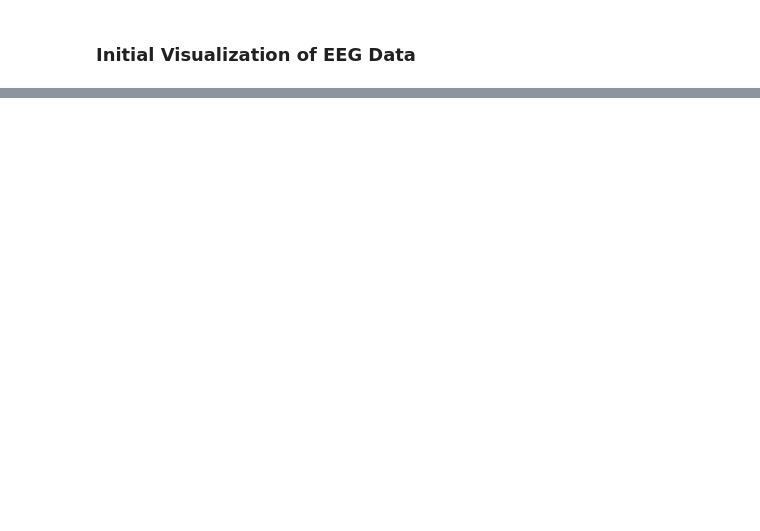
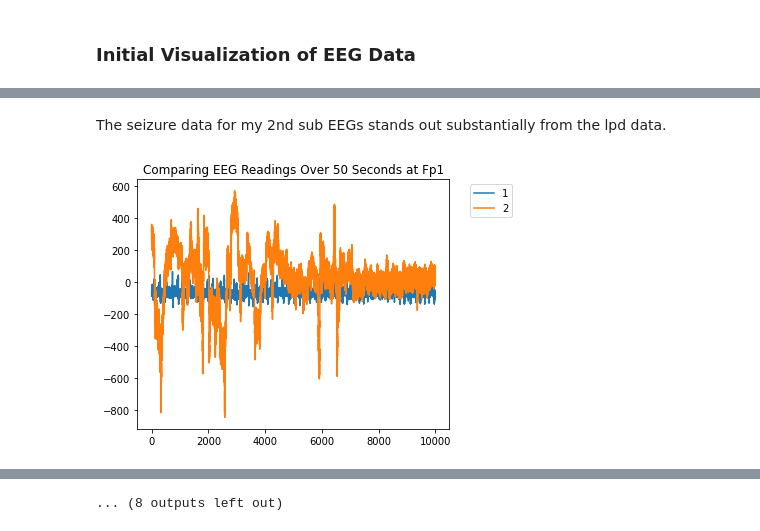
Before and after one commit to ClaytonWhitteberry/DATA4380, a Jupyter notebook: projects/Tabular/Data Cleaning Tabular Dataset.ipynb, the cells around one changed output, grey strips where cells are left out. Cells and saved outputs as stored; diff of their text form; code cells hidden in the pictures; blank space fills up the shorter version.

```diff
--- a/projects/Tabular/Data Cleaning Tabular Dataset.ipynb
+++ b/projects/Tabular/Data Cleaning Tabular Dataset.ipynb
@@ -694 +837,8 @@ for col in test_eeg.columns:
 ... (8 outputs left out)
+# %% [markdown]
+The seizure data for my 2nd sub EEGs stands out substantially from the lpd data.
+# %%
+for col in test_eeg.columns:
+    time_series_comparison([gpd_sub2, seizure_sub2], col)
+# %% [output]
+[figure, added]
@@ -694,0 +856 @@ for col in test_eeg.columns:
+... (8 outputs left out)
```
Also changed, not shown: parts of 70 cells of this notebook, 1 other file.
